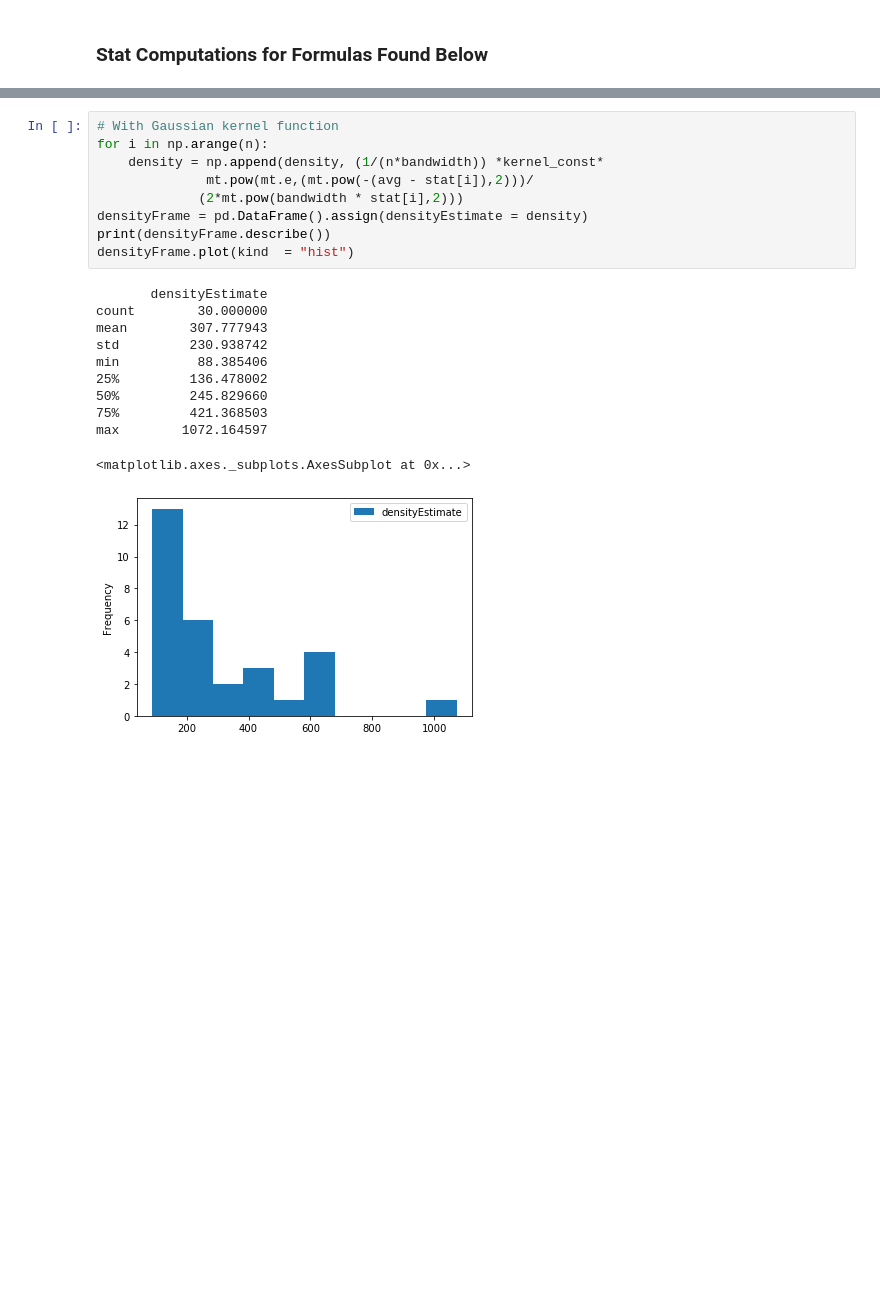
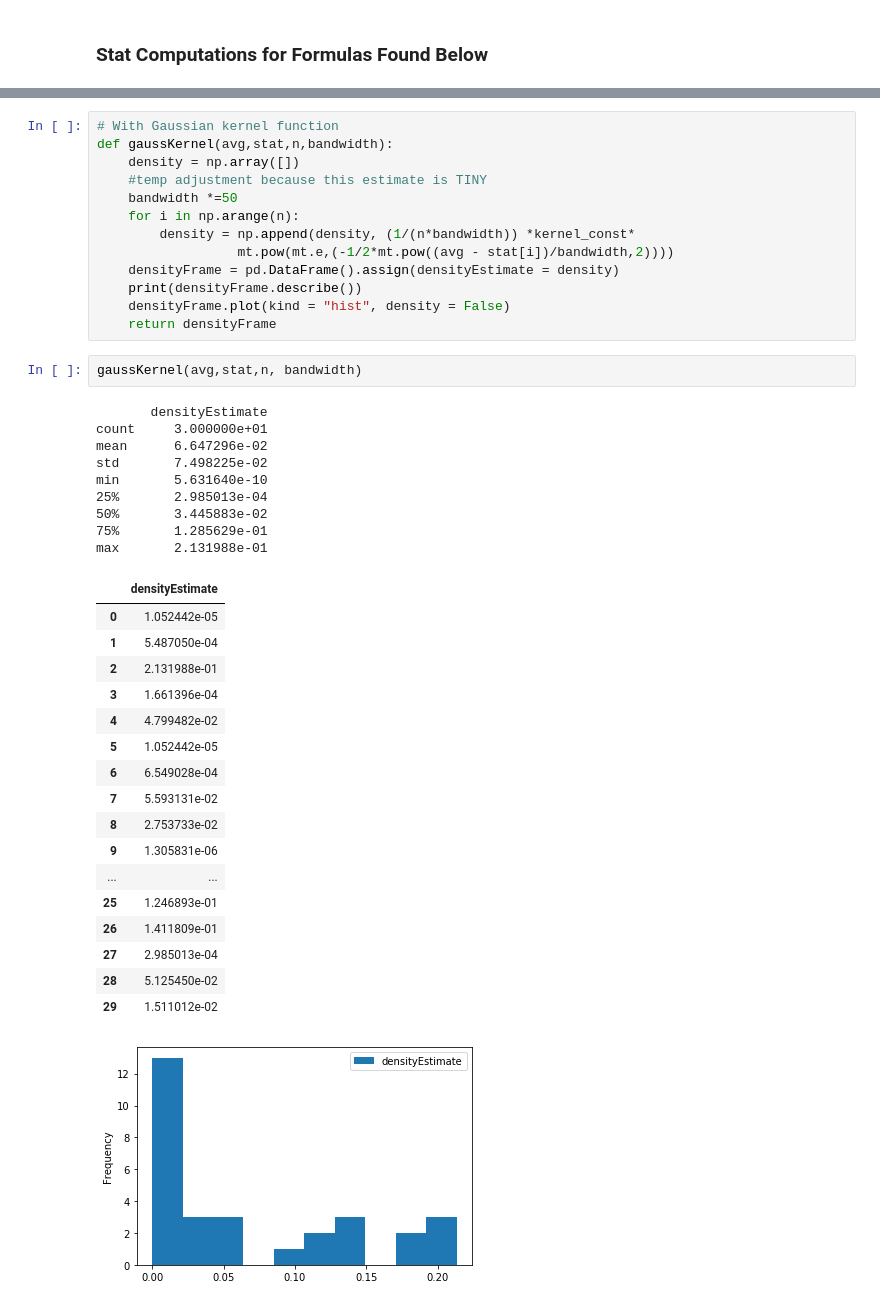
Before and after one commit to gilpasternak35/Likelihood, a Jupyter notebook: likelihood-public.ipynb, the cells around one changed output, grey strips where cells are left out. Cells and saved outputs as stored; diff of their text form; blank space fills up the shorter version.

```diff
--- a/likelihood-public.ipynb
+++ b/likelihood-public.ipynb
@@ -426,22 +437,44 @@ WIN%
 # %%
 # With Gaussian kernel function
-for i in np.arange(n):
-    density = np.append(density, (1/(n*bandwidth)) *kernel_const*
-              mt.pow(mt.e,(mt.pow(-(avg - stat[i]),2)))/
-             (2*mt.pow(bandwidth * stat[i],2)))
-densityFrame = pd.DataFrame().assign(densityEstimate = density)
-print(densityFrame.describe())
-densityFrame.plot(kind  = "hist")
+def gaussKernel(avg,stat,n,bandwidth):
+    density = np.array([])
+    #temp adjustment because this estimate is TINY
+    bandwidth *=50
+    for i in np.arange(n):
+        density = np.append(density, (1/(n*bandwidth)) *kernel_const*
+                  mt.pow(mt.e,(-1/2*mt.pow((avg - stat[i])/bandwidth,2))))
+    densityFrame = pd.DataFrame().assign(densityEstimate = density)
+    print(densityFrame.describe())
+    densityFrame.plot(kind = "hist", density = False)
+    return densityFrame
-# %% [output]
-       densityEstimate
-count        30.000000
-mean        307.777943
-std         230.938742
-min          88.385406
-25%         136.478002
-50%         245.829660
-75%         421.368503
-max        1072.164597
-<matplotlib.axes._subplots.AxesSubplot at 0x...>
-[figure, removed]
+# %%
+gaussKernel(avg,stat,n, bandwidth)
+# %% [output]
+       densityEstimate
+count     3.000000e+01
+mean      6.647296e-02
+std       7.498225e-02
+min       5.631640e-10
+25%       2.985013e-04
+50%       3.445883e-02
+75%       1.285629e-01
+max       2.131988e-01
+|  | densityEstimate |
+| 0 | 1.052442e-05 |
+| 1 | 5.487050e-04 |
+| 2 | 2.131988e-01 |
+| 3 | 1.661396e-04 |
+| 4 | 4.799482e-02 |
+| 5 | 1.052442e-05 |
+| 6 | 6.549028e-04 |
+| 7 | 5.593131e-02 |
+| 8 | 2.753733e-02 |
+| 9 | 1.305831e-06 |
+| ... | ... |
+| 25 | 1.246893e-01 |
+| 26 | 1.411809e-01 |
+| 27 | 2.985013e-04 |
+| 28 | 5.125450e-02 |
+| 29 | 1.511012e-02 |
+[figure, added]
 # %%
```
Also changed, not shown: parts of 7 cells of this notebook.
